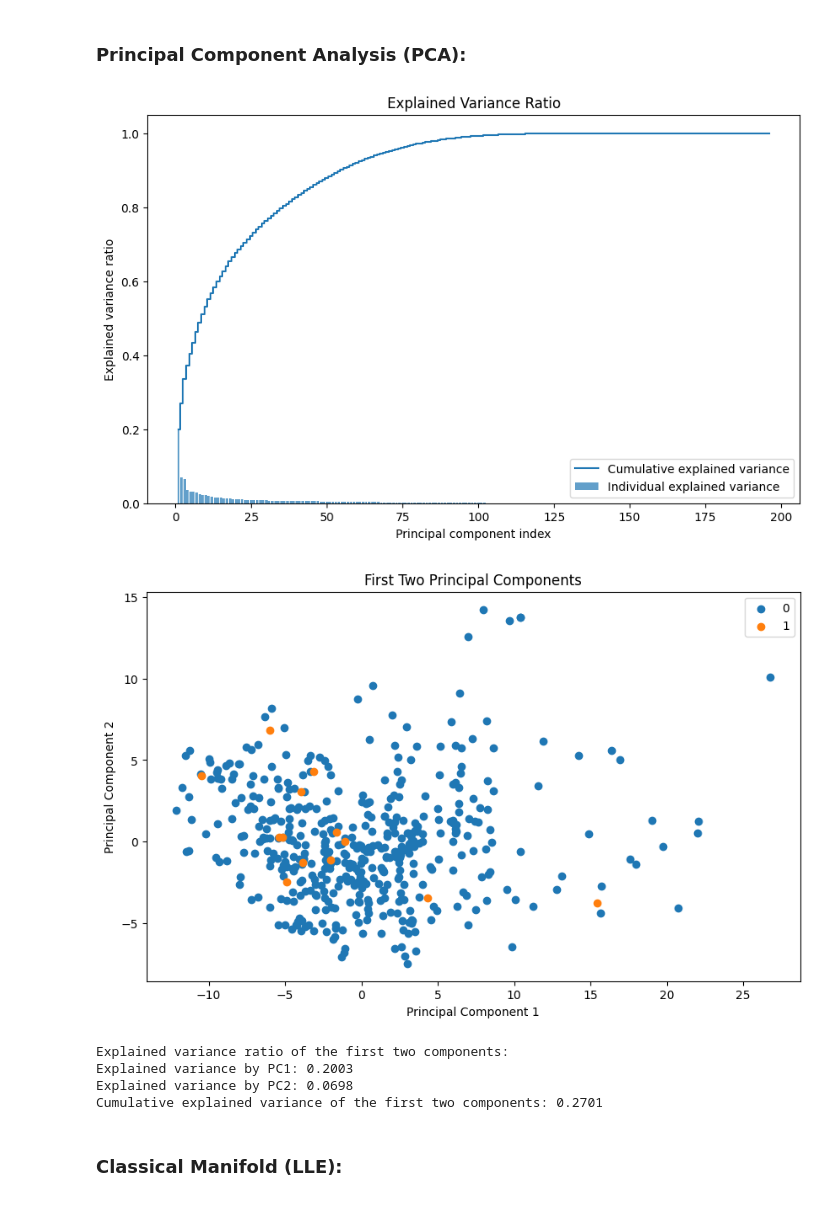
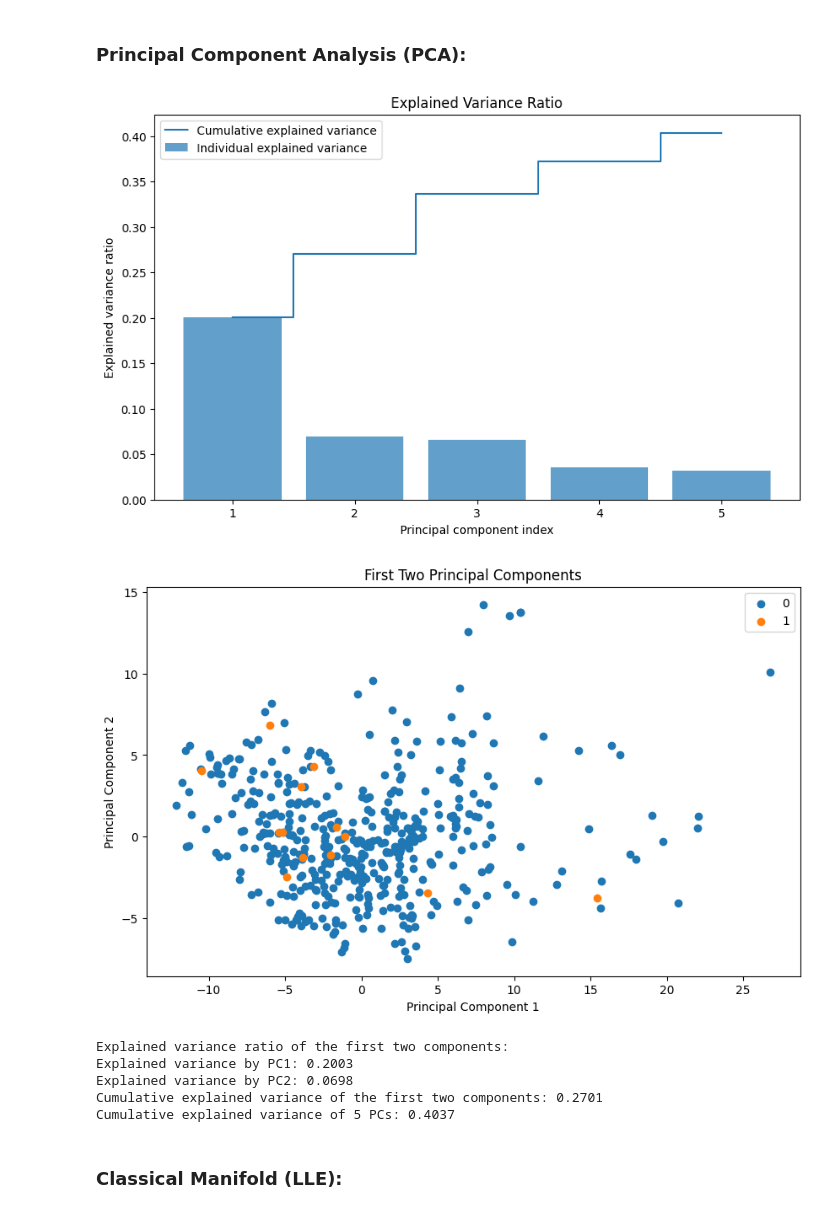
Before and after one commit to AIML427/Heba_Ass2, a Jupyter notebook: manifold.ipynb, the cells around one changed output. Drawn from its saved outputs; the diff is of its cells as text; code cells hidden in the pictures.

```diff
--- a/manifold.ipynb
+++ b/manifold.ipynb
@@ -31,7 +31,8 @@ X_scaled = scaler.fit_transform(instances)
 
 
 # --------------- PCA IMPLEMENTATION ---------------------------
-pca = PCA() # Create a PCA object
+no_pca = 5  # Number of principal components to keep
+pca = PCA(n_components= no_pca ) # Create a PCA object
 # Fit PCA to the scaled data
 pca.fit(X_scaled)
 # Transform the data to the principal components
@@ -48,37 +49,39 @@ plt.bar(range(1, len(explained_variance) + 1), explained_variance, alpha=0.7, al
         label='Individual explained variance')
 plt.step(range(1, len(explained_variance) + 1), np.cumsum(explained_variance), where='mid',
          label='Cumulative explained variance')
 plt.ylabel('Explained variance ratio')
 plt.xlabel('Principal component index')
 plt.legend(loc='best')
 plt.title('Explained Variance Ratio')
 plt.show()
 
 # Visualize the First Two Principal Components with color
 plt.figure(figsize=(10, 6))
 # Use different colors for each label
 for label in np.unique(y):
     plt.scatter(X_pca[y == label, 0], X_pca[y == label, 1], label=label)
 plt.xlabel('Principal Component 1')
 plt.ylabel('Principal Component 2')
 plt.title('First Two Principal Components')
 plt.legend()  # Show legend to identify colors
 plt.show()
 
 # Comment on Explained Variance Ratio
 explained_variance = pca.explained_variance_ratio_
 cumulative_variance = np.sum(explained_variance[:2])
+cumulative_variance_all = np.sum(explained_variance[:no_pca])
 
 print("Explained variance ratio of the first two components:")
 print(f"Explained variance by PC1: {explained_variance[0]:.4f}")
 print(f"Explained variance by PC2: {explained_variance[1]:.4f}")
 print(f"Cumulative explained variance of the first two components: {cumulative_variance:.4f}")
 #print("Explained variance ratio:", explained_variance)  # (explained_variance): variable contains the variance explained by each principal component.
-#print("Cumulative explained variance of first 2 PCs:", np.sum(explained_variance[:2]))
+print(f"Cumulative explained variance of {no_pca} PCs: {cumulative_variance_all:.4f}")
 # %% [output]
-[figure, old version]
+[figure, new version]
 [figure]
 Explained variance ratio of the first two components:
 Explained variance by PC1: 0.2003
 Explained variance by PC2: 0.0698
 Cumulative explained variance of the first two components: 0.2701
+Cumulative explained variance of 5 PCs: 0.4037
```
Also changed, not shown: parts of 1 cell of this notebook.
